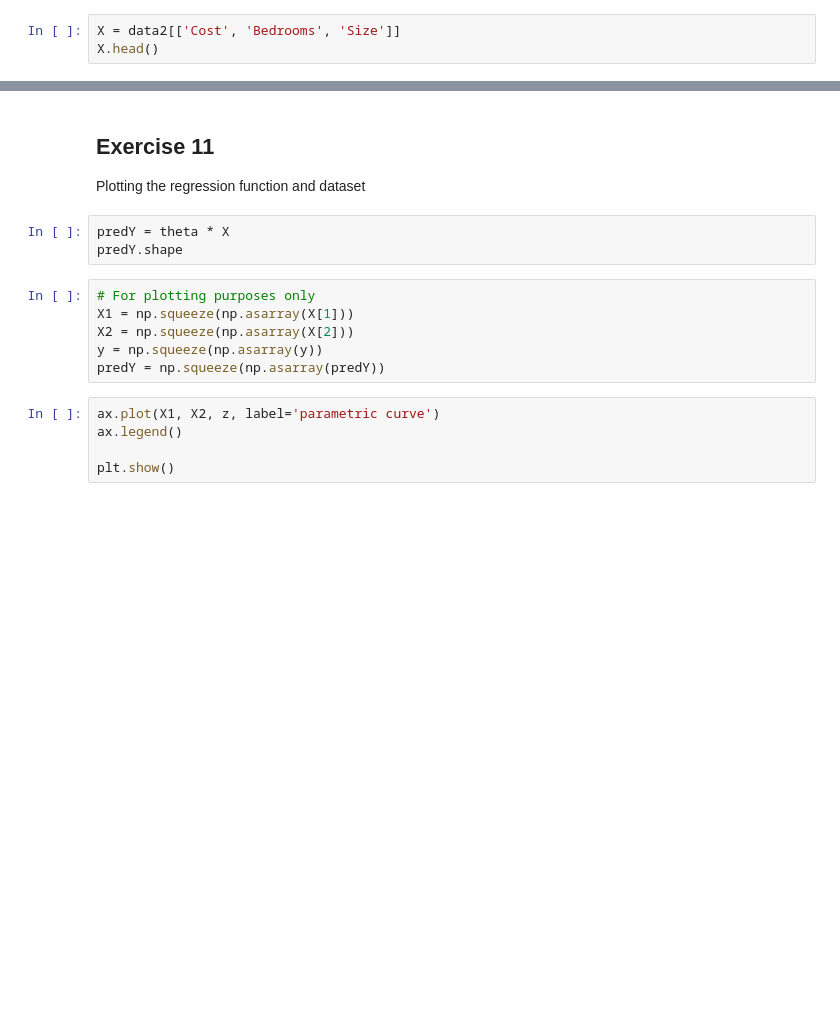
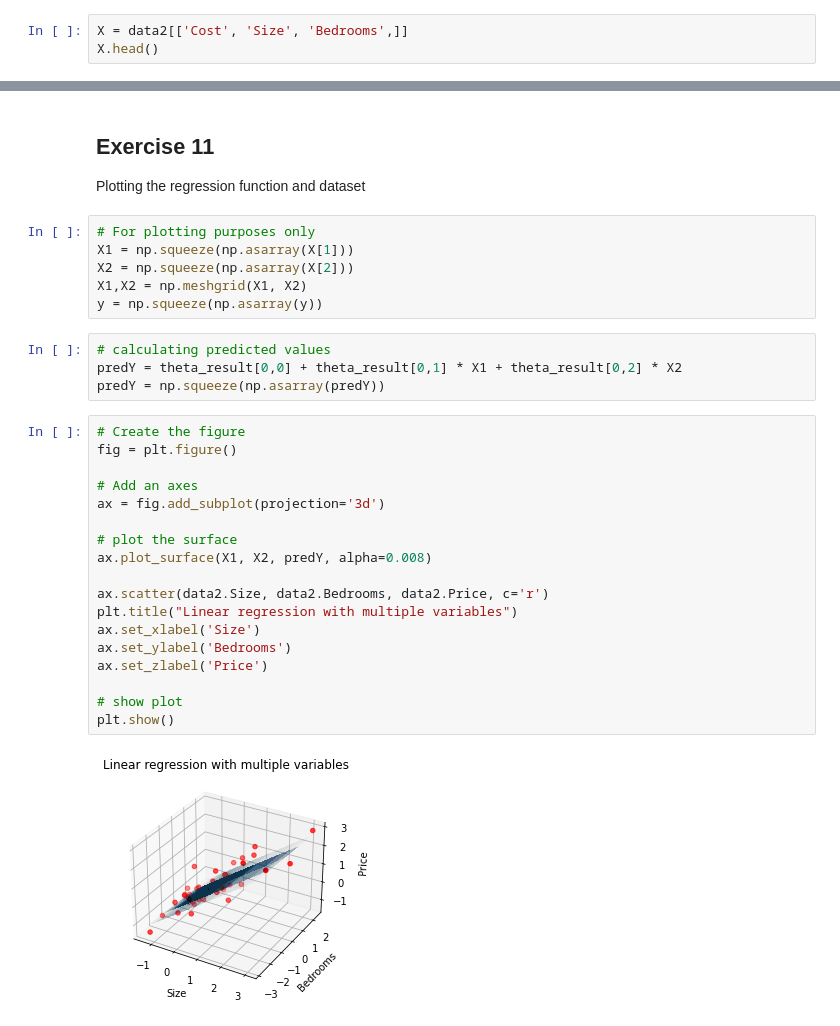
Before and after one commit to jagajda/machine-learning, a Jupyter notebook: Lab2/lab2.ipynb, the cells around one changed output, grey strips where cells are left out. Cells and saved outputs as stored; diff of their text form; blank space fills up the shorter version.

Commit message:
Add 3D surface plot

```diff
--- a/Lab2/lab2.ipynb
+++ b/Lab2/lab2.ipynb
@@ -159,5 +247,5 @@ data2.head()
 ## Exercise 4
 Separating the data
 # %%
-X = data2[['Cost', 'Bedrooms', 'Size']]
+X = data2[['Cost', 'Size', 'Bedrooms',]]
 X.head()
@@ -208,17 +320,33 @@ cost[:][0].item()
 # %% [markdown]
 ## Exercise 11
 Plotting the regression function and dataset
-# %%
-predY = theta * X
-predY.shape
 # %%
 # For plotting purposes only
 X1 = np.squeeze(np.asarray(X[1]))
 X2 = np.squeeze(np.asarray(X[2]))
+X1,X2 = np.meshgrid(X1, X2)
 y = np.squeeze(np.asarray(y))
-predY = np.squeeze(np.asarray(predY))
-# %%
-ax.plot(X1, X2, z, label='parametric curve')
-ax.legend()
-
-plt.show()
+# %%
+# calculating predicted values
+predY = theta_result[0,0] + theta_result[0,1] * X1 + theta_result[0,2] * X2
+predY = np.squeeze(np.asarray(predY))
+# %%
+# Create the figure
+fig = plt.figure()
+
+# Add an axes
+ax = fig.add_subplot(projection='3d')
+
+# plot the surface
+ax.plot_surface(X1, X2, predY, alpha=0.008)
+
+ax.scatter(data2.Size, data2.Bedrooms, data2.Price, c='r')
+plt.title("Linear regression with multiple variables")
+ax.set_xlabel('Size')
+ax.set_ylabel('Bedrooms')
+ax.set_zlabel('Price')
+
+# show plot
+plt.show()
+# %% [output]
+[figure, added]
```
Also changed, not shown: parts of 24 cells of this notebook.
